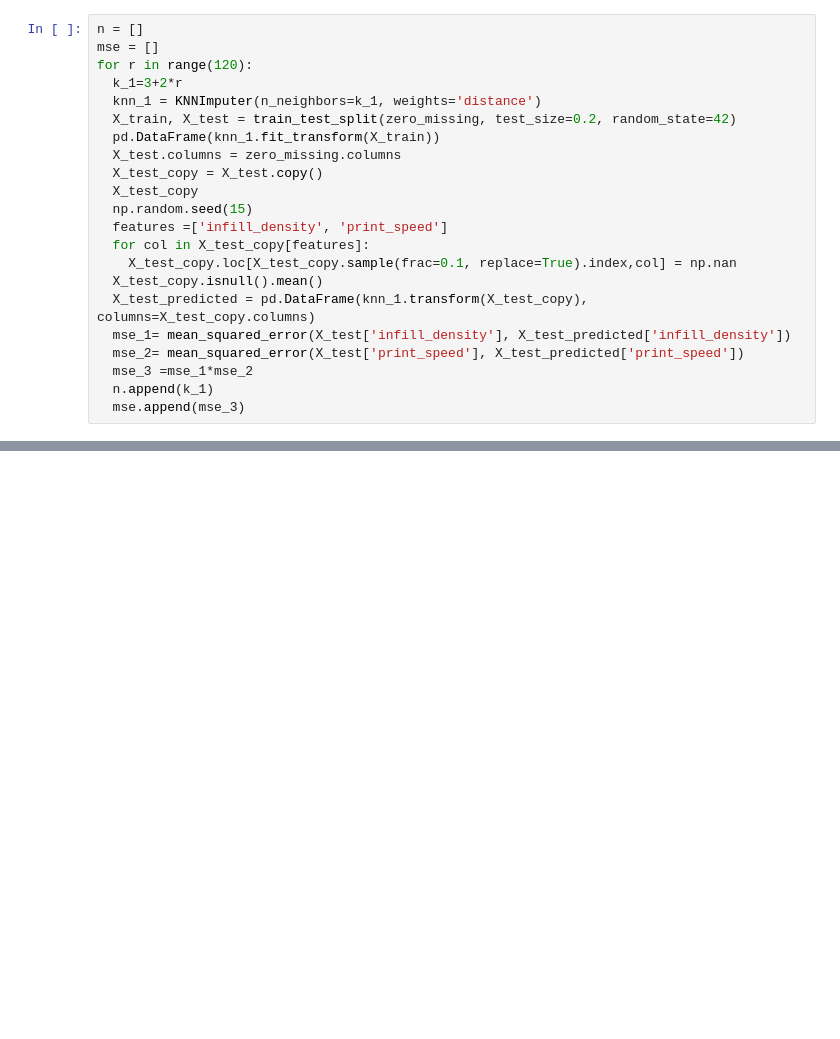
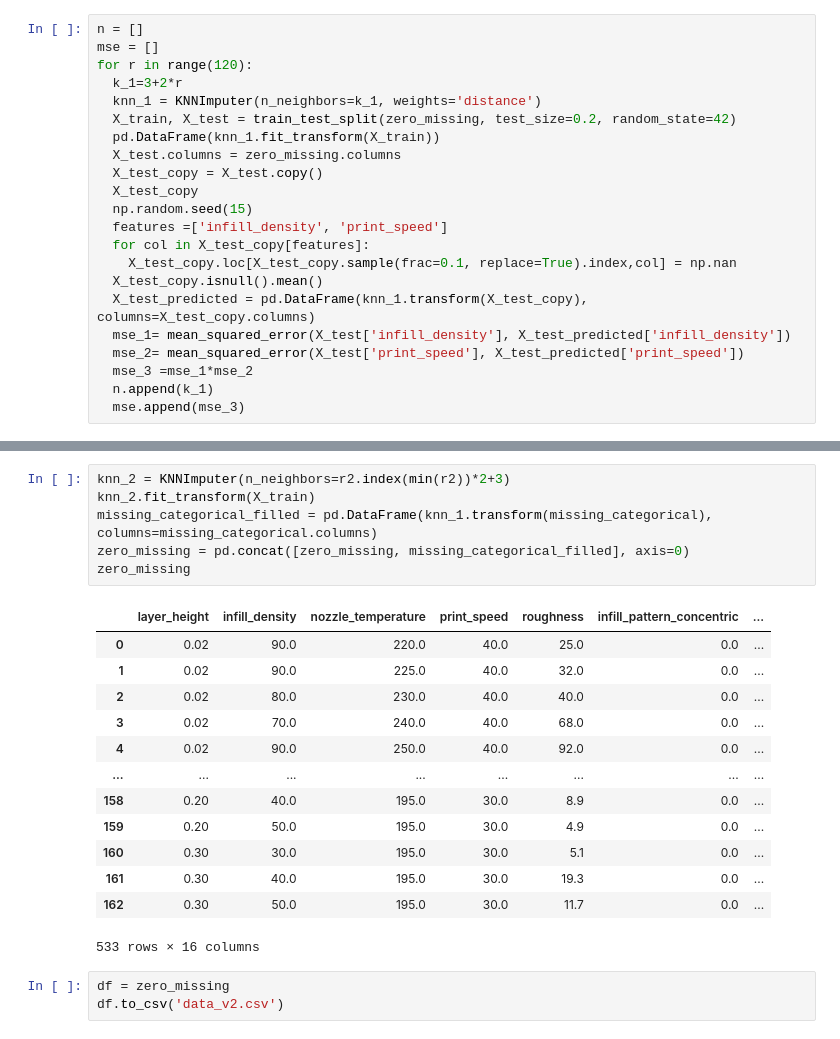
Before and after one commit to hanzlayyy/FYDP, a Jupyter notebook: FYDP_Notebook_V1_0.ipynb, the cells around one changed output, grey strips where cells are left out. Drawn from its saved outputs; the diff is of its cells as text; blank space fills up the shorter version.

```diff
--- a/FYDP_Notebook_V1_0.ipynb
+++ b/FYDP_Notebook_V1_0.ipynb
@@ -185,0 +235,23 @@ zero_missing
+# %%
+knn_2 = KNNImputer(n_neighbors=r2.index(min(r2))*2+3)
+knn_2.fit_transform(X_train)
+missing_categorical_filled = pd.DataFrame(knn_1.transform(missing_categorical), columns=missing_categorical.columns)
+zero_missing = pd.concat([zero_missing, missing_categorical_filled], axis=0)
+zero_missing
+# %% [output]
+|  | layer_height | infill_density | nozzle_temperature | print_speed | roughness | infill_pattern_concentric | ... |
+| 0 | 0.02 | 90.0 | 220.0 | 40.0 | 25.0 | 0.0 | ... |
+| 1 | 0.02 | 90.0 | 225.0 | 40.0 | 32.0 | 0.0 | ... |
+| 2 | 0.02 | 80.0 | 230.0 | 40.0 | 40.0 | 0.0 | ... |
+| 3 | 0.02 | 70.0 | 240.0 | 40.0 | 68.0 | 0.0 | ... |
+| 4 | 0.02 | 90.0 | 250.0 | 40.0 | 92.0 | 0.0 | ... |
+| ... | ... | ... | ... | ... | ... | ... | ... |
+| 158 | 0.20 | 40.0 | 195.0 | 30.0 | 8.9 | 0.0 | ... |
+| 159 | 0.20 | 50.0 | 195.0 | 30.0 | 4.9 | 0.0 | ... |
+| 160 | 0.30 | 30.0 | 195.0 | 30.0 | 5.1 | 0.0 | ... |
+| 161 | 0.30 | 40.0 | 195.0 | 30.0 | 19.3 | 0.0 | ... |
+| 162 | 0.30 | 50.0 | 195.0 | 30.0 | 11.7 | 0.0 | ... |
+533 rows × 16 columns
+# %%
+df = zero_missing
+df.to_csv('data_v2.csv')
```
Also changed, not shown: parts of 7 cells of this notebook.
